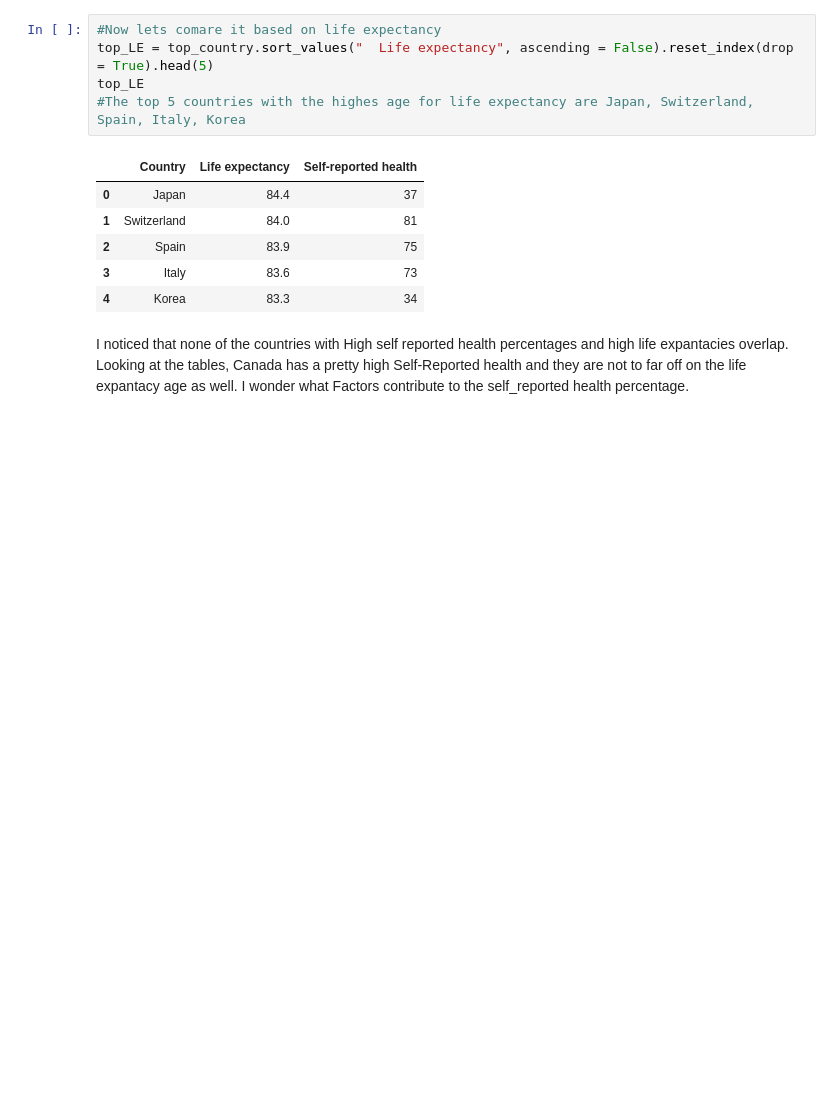
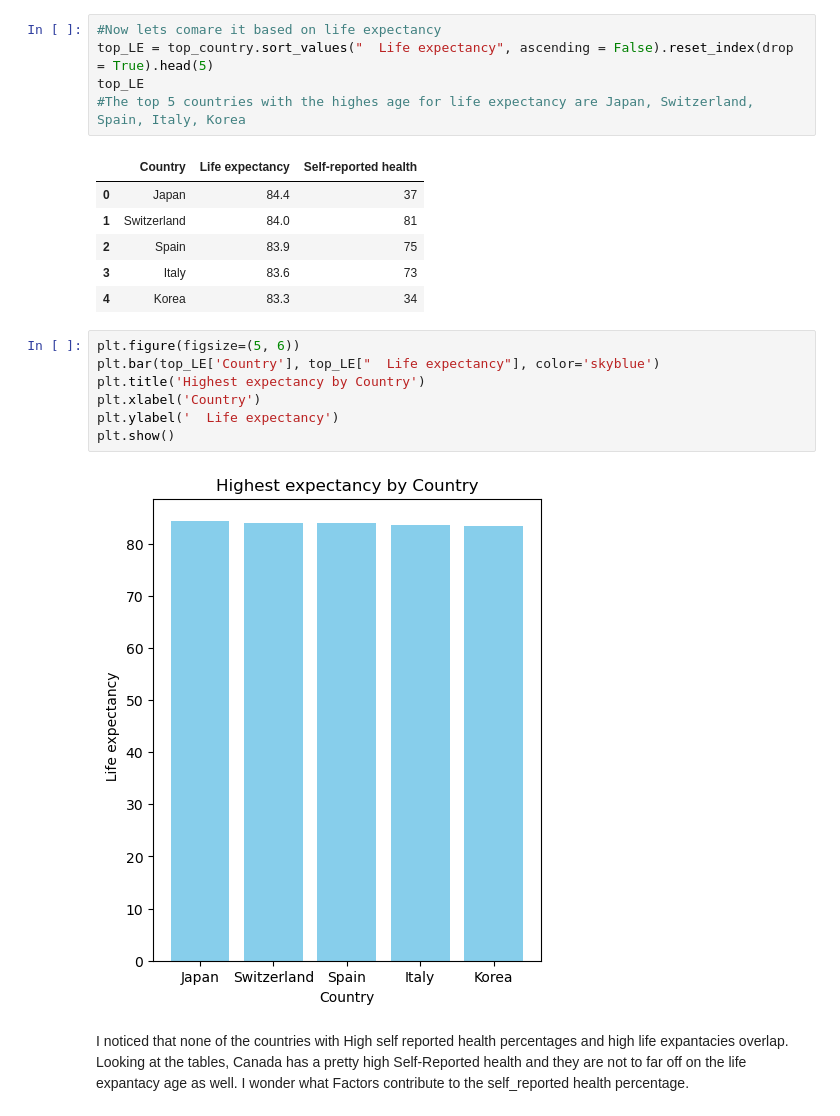
Before and after one commit to tdavis309/Capstone-1, a Jupyter notebook: capstone1.ipynb, the cells around one changed output. Saved outputs shown, nothing was run; the diff lists cells and outputs as text; blank space fills up the shorter version.

```diff
--- a/capstone1.ipynb
+++ b/capstone1.ipynb
@@ -85,6 +104,15 @@ top_LE
 | 2 | Spain | 83.9 | 75 |
 | 3 | Italy | 83.6 | 73 |
 | 4 | Korea | 83.3 | 34 |
+# %%
+plt.figure(figsize=(5, 6))
+plt.bar(top_LE['Country'], top_LE["  Life expectancy"], color='skyblue')
+plt.title('Highest expectancy by Country')
+plt.xlabel('Country')
+plt.ylabel('  Life expectancy')
+plt.show()
+# %% [output]
+[figure, added]
 # %% [markdown]
 I noticed that none of the countries with High self reported health percentages and high life expantacies overlap. Looking at the tables, Canada has a pretty high Self-Reported health and they are not to far off on the life expantacy age as well. I wonder what Factors contribute to the self_reported health percentage.
 # %%
```
Also changed, not shown: parts of 29 cells of this notebook.
